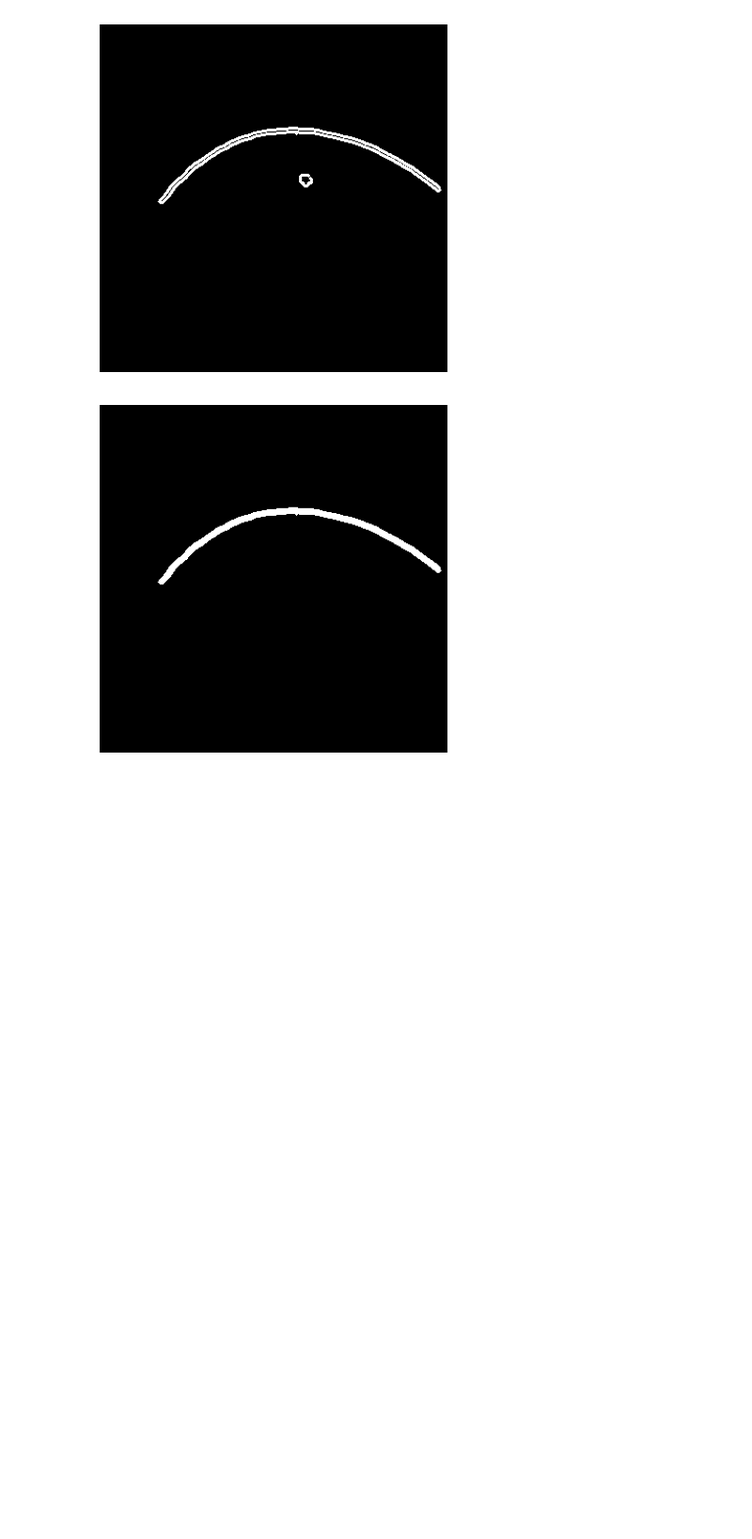
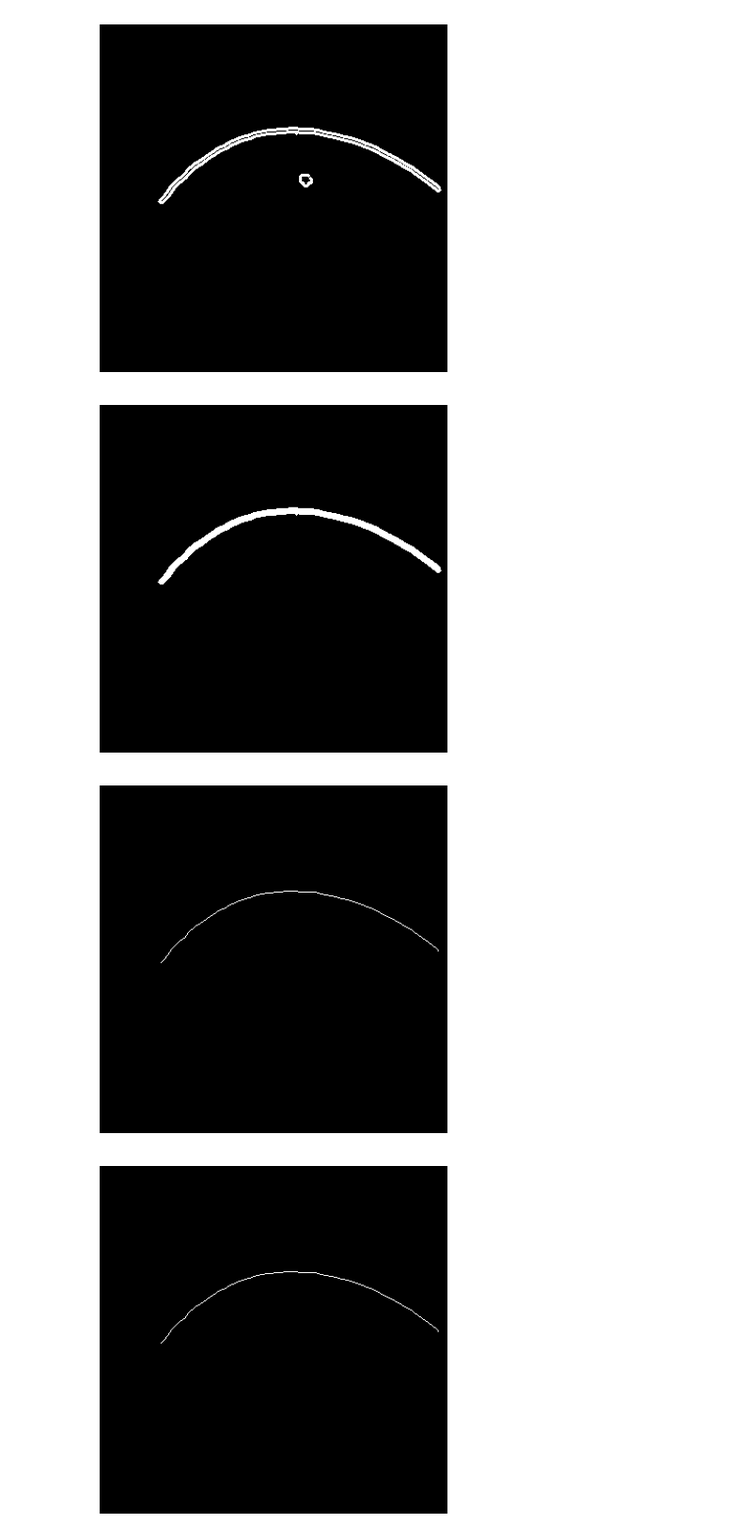
Before and after one commit to Oz174/Ptotic_Eye_Project, a Jupyter notebook: contour_detection_trials.ipynb, the cells around one changed output. Shown at 94% size. Saved outputs shown, nothing was run; the diff lists cells and outputs as text; code cells hidden in the pictures; blank space fills up the shorter version.

```diff
--- a/contour_detection_trials.ipynb
+++ b/contour_detection_trials.ipynb
@@ -59,13 +60,26 @@ plt.show()
 # %% [output]
 [figure]
 # %%
-# #skeletonize the mask
-# from skimage.morphology import skeletonize
 
-# skeleton = skeletonize(mask)
-# plt.imshow(skeleton,cmap='gray')
-# plt.axis('off')
-# plt.show()
+#skeletonize the mask
+from skimage.morphology import skeletonize
+
+skeleton = skeletonize(mask)
+plt.imshow(skeleton,cmap='gray')
+plt.axis('off')
+plt.show()
+skeleton=skeleton.astype(np.uint8)
+contours, _ = cv2.findContours(skeleton, cv2.RETR_EXTERNAL, cv2.CHAIN_APPROX_SIMPLE)
+largest_contour = max(contours, key=cv2.contourArea)
+mask = np.zeros_like(extracted_eyes)
+cv2.drawContours(mask, [largest_contour], -1, (255, 255, 255), -1)
+
+plt.imshow(mask,cmap='gray')
+plt.axis('off')
+plt.show()
+# %% [output]
+[figure, added]
+[figure, added]
 # %%
 # apply cubic spline on the largest contour
 x = largest_contour[:,0,0]
```
Also changed, not shown: parts of 9 cells of this notebook, 1 other file.
